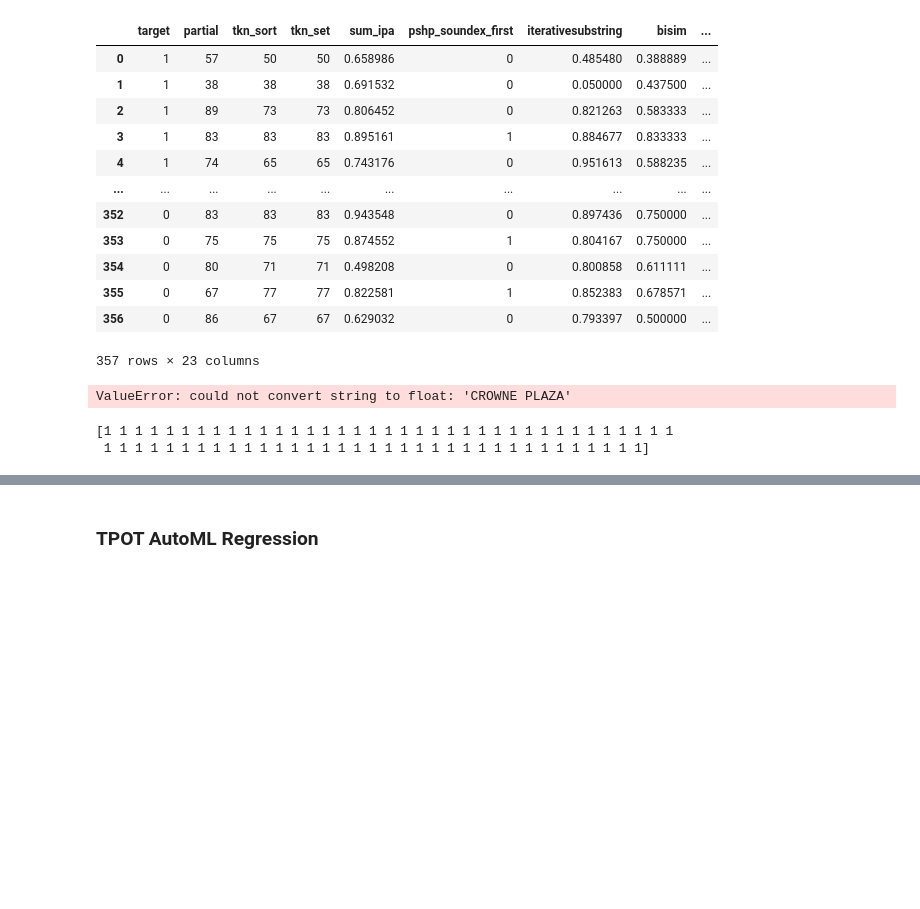
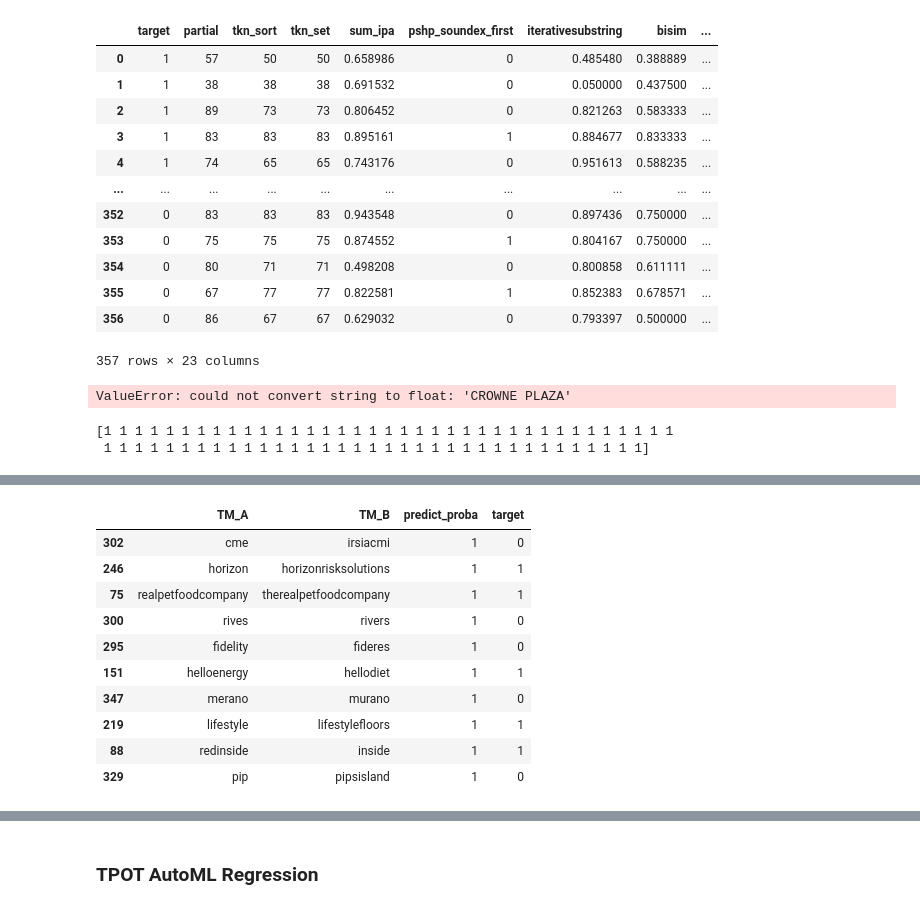
Before and after one commit to nguyens7/InfringeMark, a Jupyter notebook: 02_Modeling.ipynb, the cells around one changed output, grey strips where cells are left out. Cells and saved outputs as stored; diff of their text form; code cells hidden in the pictures; blank space fills up the shorter version.

```diff
--- a/02_Modeling.ipynb
+++ b/02_Modeling.ipynb
@@ -278,0 +377,14 @@ ValueError: could not convert string to float: 'THE QUBE'
+# %%
+meta_training.sample(10)
+# %% [output]
+|  | TM_A | TM_B | predict_proba | target |
+| 302 | cme | irsiacmi | 1 | 0 |
+| 246 | horizon | horizonrisksolutions | 1 | 1 |
+| 75 | realpetfoodcompany | therealpetfoodcompany | 1 | 1 |
+| 300 | rives | rivers | 1 | 0 |
+| 295 | fidelity | fideres | 1 | 0 |
+| 151 | helloenergy | hellodiet | 1 | 1 |
+| 347 | merano | murano | 1 | 0 |
+| 219 | lifestyle | lifestylefloors | 1 | 1 |
+| 88 | redinside | inside | 1 | 1 |
+| 329 | pip | pipsisland | 1 | 0 |
```
Also changed, not shown: parts of 18 cells of this notebook.
